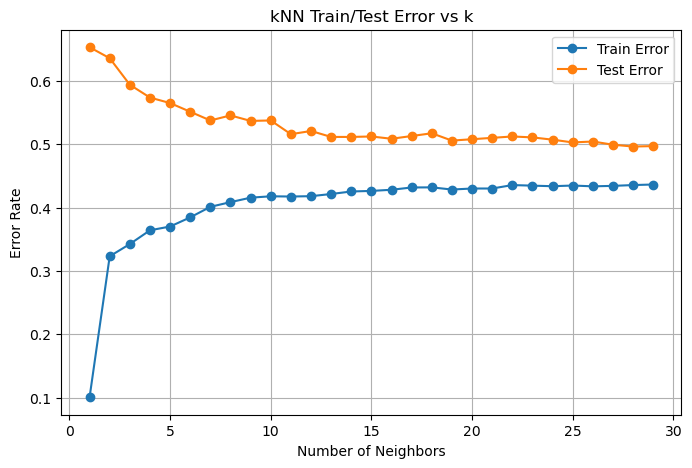
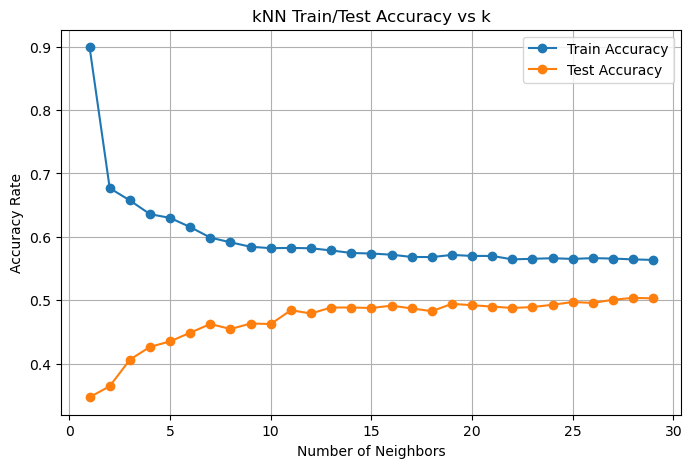
The notebook cell's code change between the first figure and the second:
--- before
+++ after
@@ -2,6 +2,6 @@
 k_values = range(1, 30)
 
-train_errors = []
-test_errors = []
+train_accs = []
+test_accs = []
 
 for k in k_values:
@@ -12,25 +12,25 @@
     test_pred = knn.predict(X_test)
 
-    train_error = 1 - accuracy_score(y_train, train_pred)
-    test_error = 1 - accuracy_score(y_test, test_pred)
+    train_acc = accuracy_score(y_train, train_pred)
+    test_acc = accuracy_score(y_test, test_pred)
 
-    train_errors.append(train_error)
-    test_errors.append(test_error)
+    train_accs.append(train_acc)
+    test_accs.append(test_acc)
 
 plt.figure(figsize=(8, 5))
-plt.plot(k_values, train_errors, marker='o', label='Train Error')
-plt.plot(k_values, test_errors, marker='o', label='Test Error')
+plt.plot(k_values, train_accs, marker='o', label='Train Accuracy')
+plt.plot(k_values, test_accs, marker='o', label='Test Accuracy')
 
-plt.title("kNN Train/Test Error vs k")
+plt.title("kNN Train/Test Accuracy vs k")
 plt.xlabel("Number of Neighbors")
-plt.ylabel("Error Rate")
+plt.ylabel("Accuracy Rate")
 plt.legend()
 plt.grid(True)
 
-lowest_error = min(test_errors)
+highest_acc = max(test_accs)
 
-best_k = k_values[test_errors.index(lowest_error)]
+best_k = k_values[test_accs.index(highest_acc)]
 
-print(f"Lowest Test Error: {lowest_error:.4f}")
+print(f"Highest Test Accuracy: {highest_acc:.4f}")
 print(f"Best k: {best_k}")
 

Commit: Adding PCA discussion